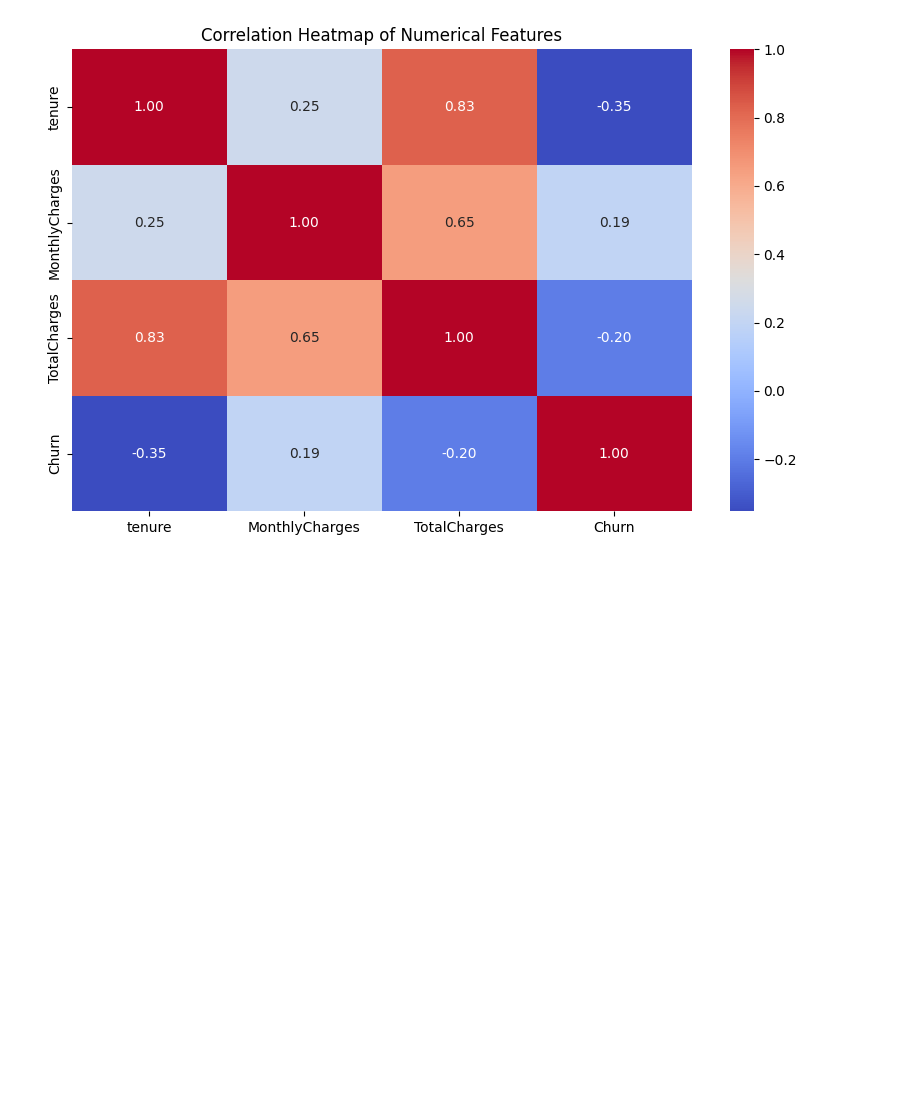
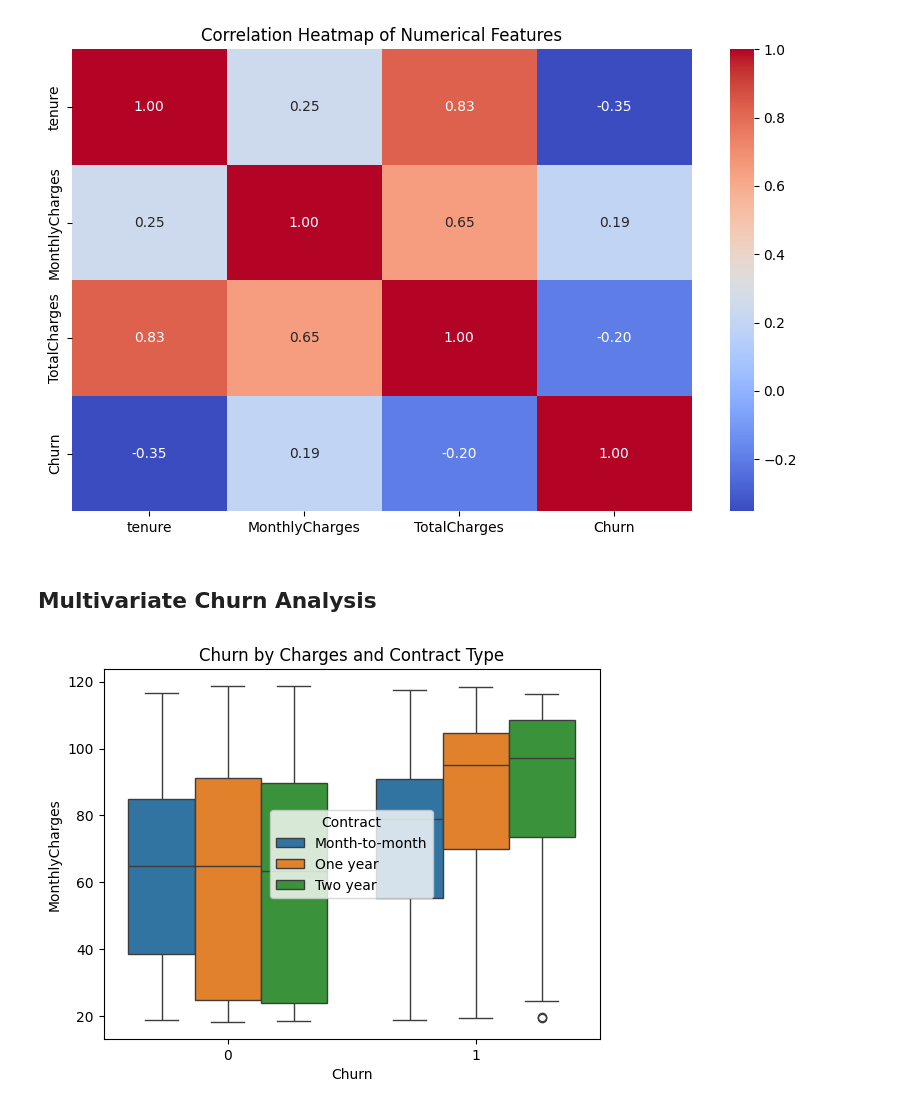
Before and after one commit to khareparth12-sketch/churn-analysis-sql-python-powerbi, a Jupyter notebook: notebooks/03_eda_churn.ipynb, the cells around one changed output. Drawn from its saved outputs; the diff is of its cells as text; code cells hidden in the pictures; blank space fills up the shorter version.

```diff
--- a/notebooks/03_eda_churn.ipynb
+++ b/notebooks/03_eda_churn.ipynb
@@ -208,3 +208,11 @@ plt.title('Correlation Heatmap of Numerical Features')
 plt.show()
 # %% [output]
 [figure]
+# %% [markdown]
+## Multivariate Churn Analysis
+# %%
+sns.boxplot(x='Churn', y='MonthlyCharges', hue='Contract', data=eda_df)
+plt.title("Churn by Charges and Contract Type")
+plt.show()
+# %% [output]
+[figure, added]
```
Also changed, not shown: parts of 6 cells of this notebook, 1 other file.
